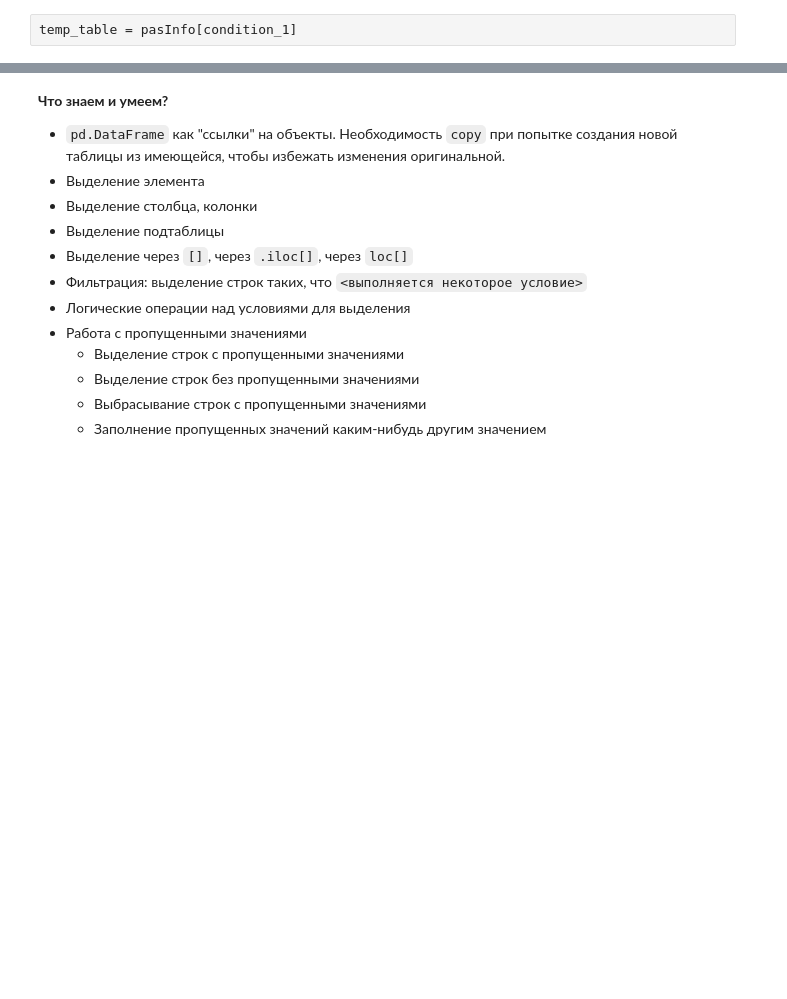
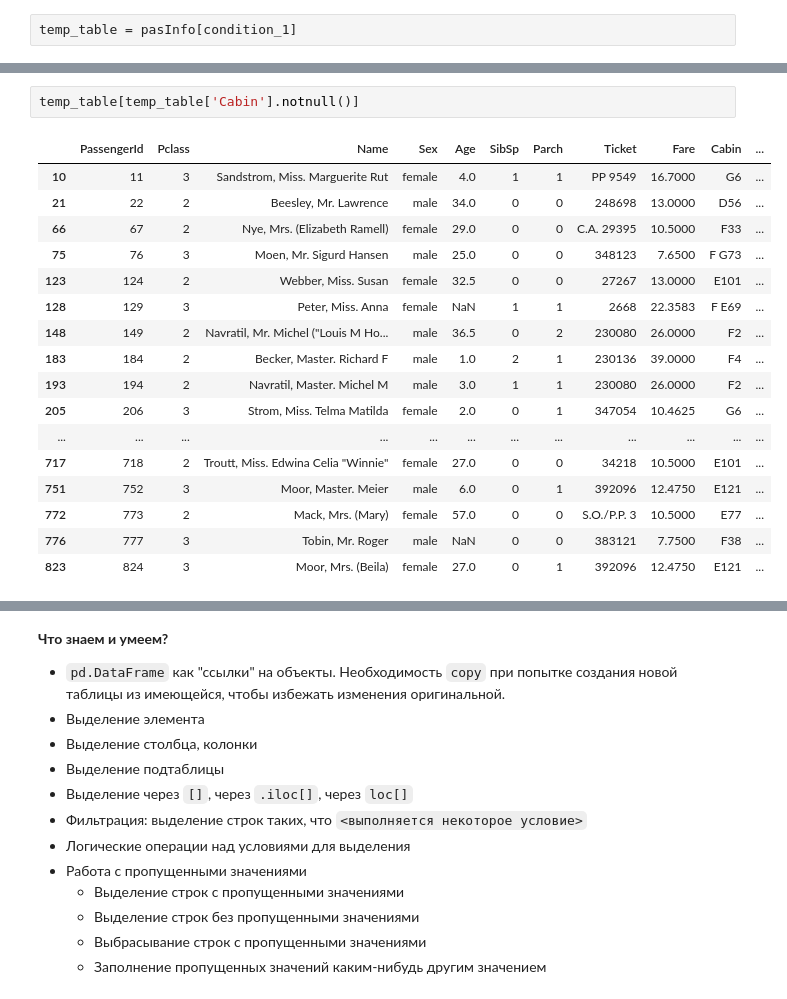
Before and after one commit to ArinaPereslavtseva/hse-econ-data-analysis-course-2020, a Jupyter notebook: week_03/week_03.ipynb, the cells around one changed output, grey strips where cells are left out. Drawn from its saved outputs; the diff is of its cells as text; blank space fills up the shorter version.

```diff
--- a/week_03/week_03.ipynb
+++ b/week_03/week_03.ipynb
@@ -383,2 +1662,22 @@ temp_table['Cabin'].notnull()
+# %%
+temp_table[temp_table['Cabin'].notnull()]
+# %% [output]
+|  | PassengerId | Pclass | Name | Sex | Age | SibSp | Parch | Ticket | Fare | Cabin | ... |
+| 10 | 11 | 3 | Sandstrom, Miss. Marguerite Rut | female | 4.0 | 1 | 1 | PP 9549 | 16.7000 | G6 | ... |
+| 21 | 22 | 2 | Beesley, Mr. Lawrence | male | 34.0 | 0 | 0 | 248698 | 13.0000 | D56 | ... |
+| 66 | 67 | 2 | Nye, Mrs. (Elizabeth Ramell) | female | 29.0 | 0 | 0 | C.A. 29395 | 10.5000 | F33 | ... |
+| 75 | 76 | 3 | Moen, Mr. Sigurd Hansen | male | 25.0 | 0 | 0 | 348123 | 7.6500 | F G73 | ... |
+| 123 | 124 | 2 | Webber, Miss. Susan | female | 32.5 | 0 | 0 | 27267 | 13.0000 | E101 | ... |
+| 128 | 129 | 3 | Peter, Miss. Anna | female | NaN | 1 | 1 | 2668 | 22.3583 | F E69 | ... |
+| 148 | 149 | 2 | Navratil, Mr. Michel ("Louis M Ho... | male | 36.5 | 0 | 2 | 230080 | 26.0000 | F2 | ... |
+| 183 | 184 | 2 | Becker, Master. Richard F | male | 1.0 | 2 | 1 | 230136 | 39.0000 | F4 | ... |
+| 193 | 194 | 2 | Navratil, Master. Michel M | male | 3.0 | 1 | 1 | 230080 | 26.0000 | F2 | ... |
+| 205 | 206 | 3 | Strom, Miss. Telma Matilda | female | 2.0 | 0 | 1 | 347054 | 10.4625 | G6 | ... |
+| ... | ... | ... | ... | ... | ... | ... | ... | ... | ... | ... | ... |
+| 717 | 718 | 2 | Troutt, Miss. Edwina Celia "Winnie" | female | 27.0 | 0 | 0 | 34218 | 10.5000 | E101 | ... |
+| 751 | 752 | 3 | Moor, Master. Meier | male | 6.0 | 0 | 1 | 392096 | 12.4750 | E121 | ... |
+| 772 | 773 | 2 | Mack, Mrs. (Mary) | female | 57.0 | 0 | 0 | S.O./P.P. 3 | 10.5000 | E77 | ... |
+| 776 | 777 | 3 | Tobin, Mr. Roger | male | NaN | 0 | 0 | 383121 | 7.7500 | F38 | ... |
+| 823 | 824 | 3 | Moor, Mrs. (Beila) | female | 27.0 | 0 | 1 | 392096 | 12.4750 | E121 | ... |
 # %%
 temp_table['Age'].isnull()
```
Also changed, not shown: parts of 256 cells of this notebook.
